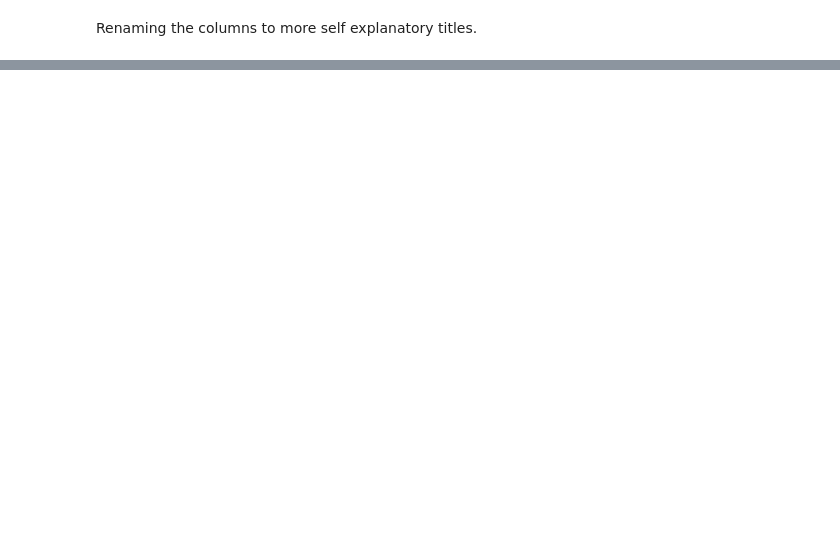
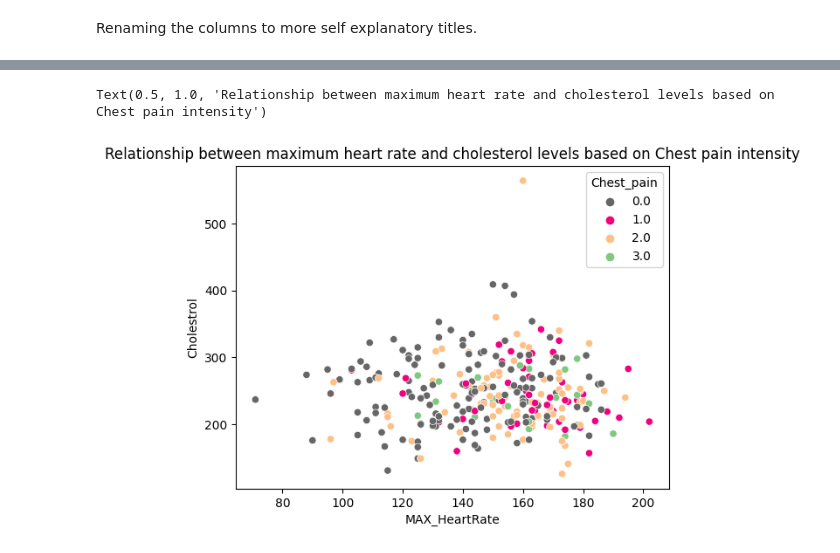
Before and after one commit to asra020601/heart_disease, a Jupyter notebook: heart_disease.ipynb, the cells around one changed output, grey strips where cells are left out. Cells and saved outputs as stored; diff of their text form; code cells hidden in the pictures; blank space fills up the shorter version.

```diff
--- a/heart_disease.ipynb
+++ b/heart_disease.ipynb
@@ -277,0 +497,2 @@ df.rename(columns = {'chol':'Cholestrol',
+# %%
+df.drop(df[df['Age'] == 0].index, inplace = True)
@@ -277,0 +543,6 @@ df.rename(columns = {'chol':'Cholestrol',
+# %%
+sns.scatterplot(x=df['MAX_HeartRate'],y=df['Cholestrol'],hue = df['Chest_pain'], palette = 'Accent_r')
+plt.title('Relationship between maximum heart rate and cholesterol levels based on Chest pain intensity')
+# %% [output]
+Text(0.5, 1.0, 'Relationship between maximum heart rate and cholesterol levels based on Chest pain intensity')
+[figure, added]
```
Also changed, not shown: parts of 52 cells of this notebook.
